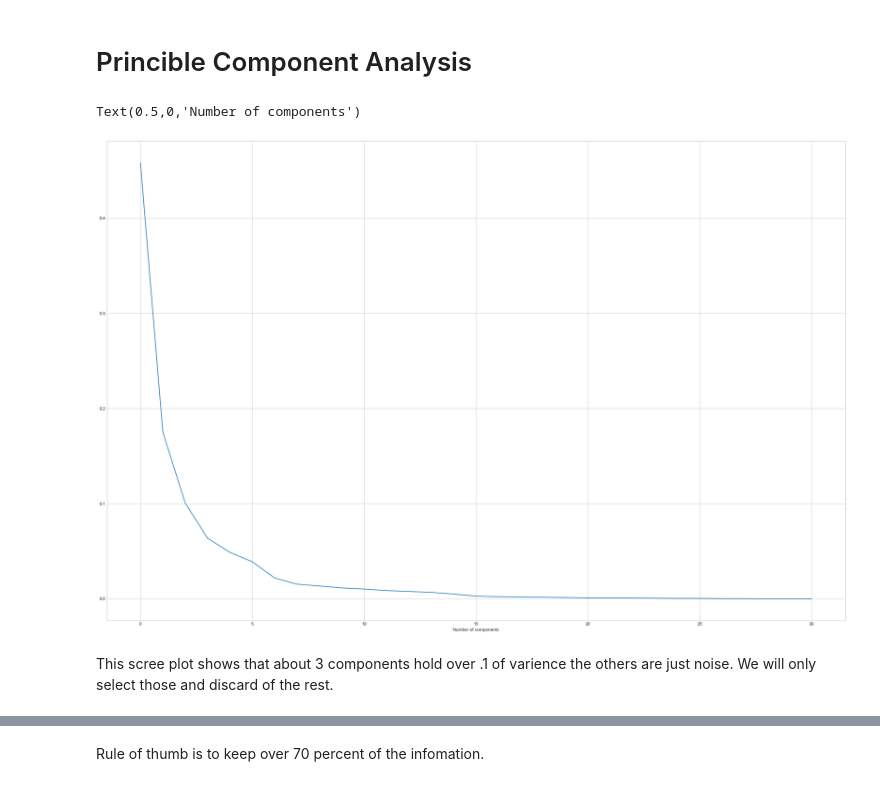
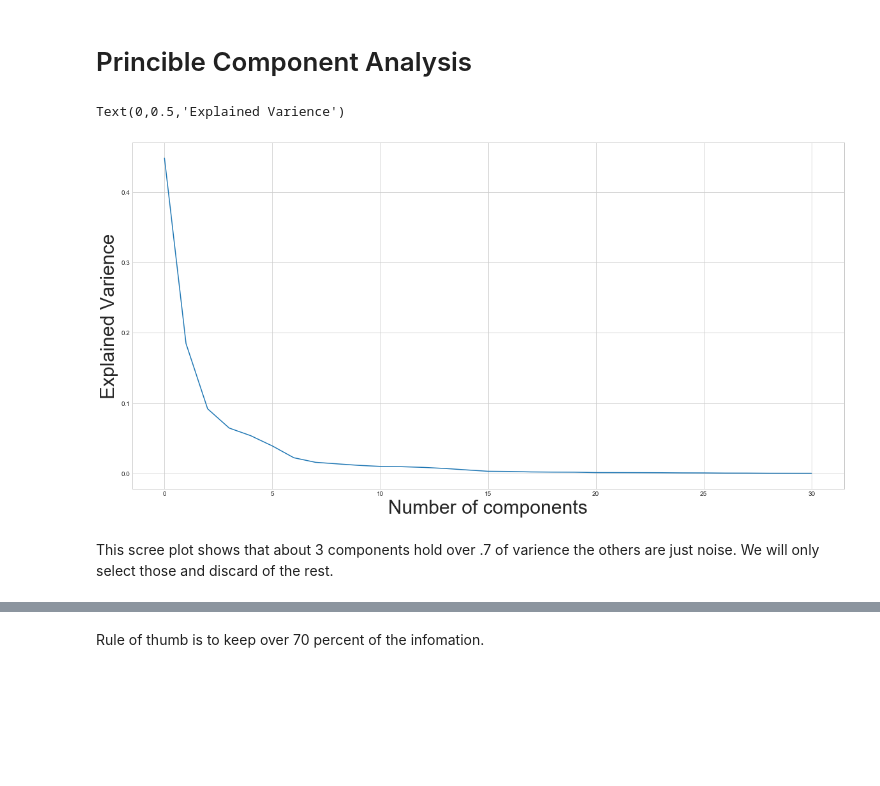
Before and after one commit to BenjaminIsaac0111/Cancer-Prediction-Model, a Jupyter notebook: Cancer Prediction.ipynb, the cells around one changed output, grey strips where cells are left out. Drawn from its saved outputs; the diff is of its cells as text; code cells hidden in the pictures; blank space fills up the shorter version.

```diff
--- a/Cancer Prediction.ipynb
+++ b/Cancer Prediction.ipynb
@@ -175,16 +175,17 @@ This has revealed some potential features that might be used to classify the ris
 # %%
 pca = PCA()
 pca.fit(_df)
 xPCA = pca.transform(_df)
 
-plt.figure(figsize=(30,20))
+plt.figure(figsize=(20,10))
 plt.plot(pca.explained_variance_ratio_)
-plt.xlabel("Number of components")
+plt.xlabel("Number of components", fontsize=30)
+plt.ylabel("Explained Varience", fontsize=30)
 # %% [output]
-Text(0.5,0,'Number of components')
+Text(0,0.5,'Explained Varience')
-[figure, old version]
+[figure, new version]
 # %% [markdown]
-This scree plot shows that about 3 components hold over .1 of varience the others are just noise. We will only select those and discard of the rest.
+This scree plot shows that about 3 components hold over .7 of varience the others are just noise. We will only select those and discard of the rest.
 # %%
 pca = PCA(n_components=3)
 pca.fit(_df)
```
Also changed, not shown: parts of 20 cells of this notebook.
